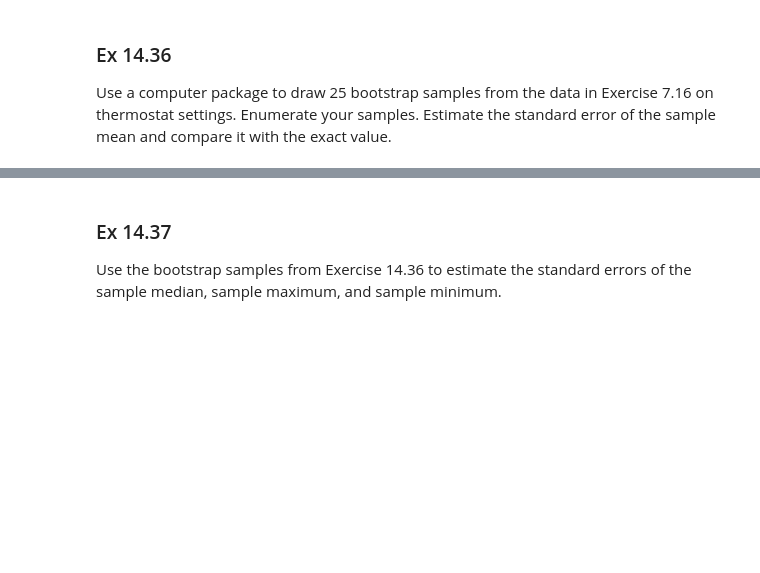
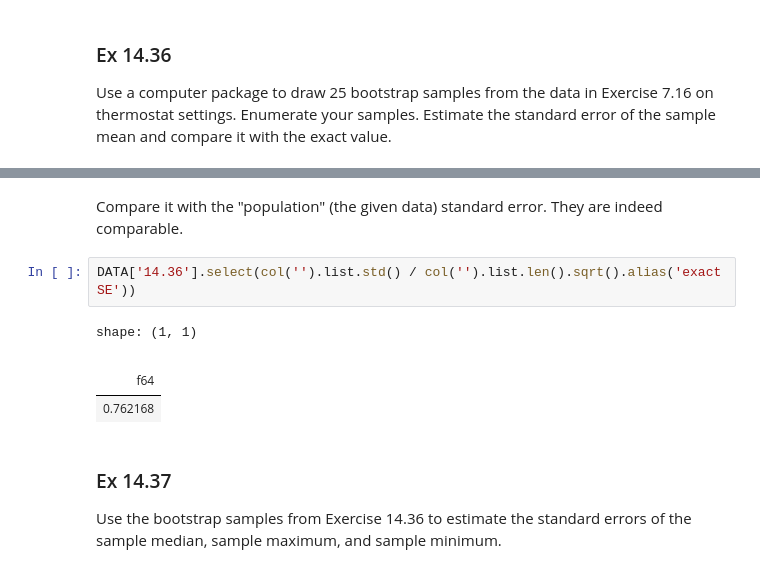
Before and after one commit to asterix314/SDAEI-Tamhane, a Jupyter notebook: ch14/ch14.ipynb, the cells around one changed output, grey strips where cells are left out. Cells and saved outputs as stored; diff of their text form; blank space fills up the shorter version.

```diff
--- a/ch14/ch14.ipynb
+++ b/ch14/ch14.ipynb
@@ -334,3 +382,12 @@ Use a computer package to draw 25 bootstrap samples from the data in Exercise 7.
+# %% [markdown]
+Compare it with the "population" (the given data) standard error. They are indeed comparable.
+# %%
+DATA['14.36'].select(col('').list.std() / col('').list.len().sqrt().alias('exact SE'))
+# %% [output]
+shape: (1, 1)
+|  |
+| f64 |
+| 0.762168 |
 # %% [markdown]
 ### Ex 14.37
 
```
Also changed, not shown: parts of 5 cells of this notebook.
